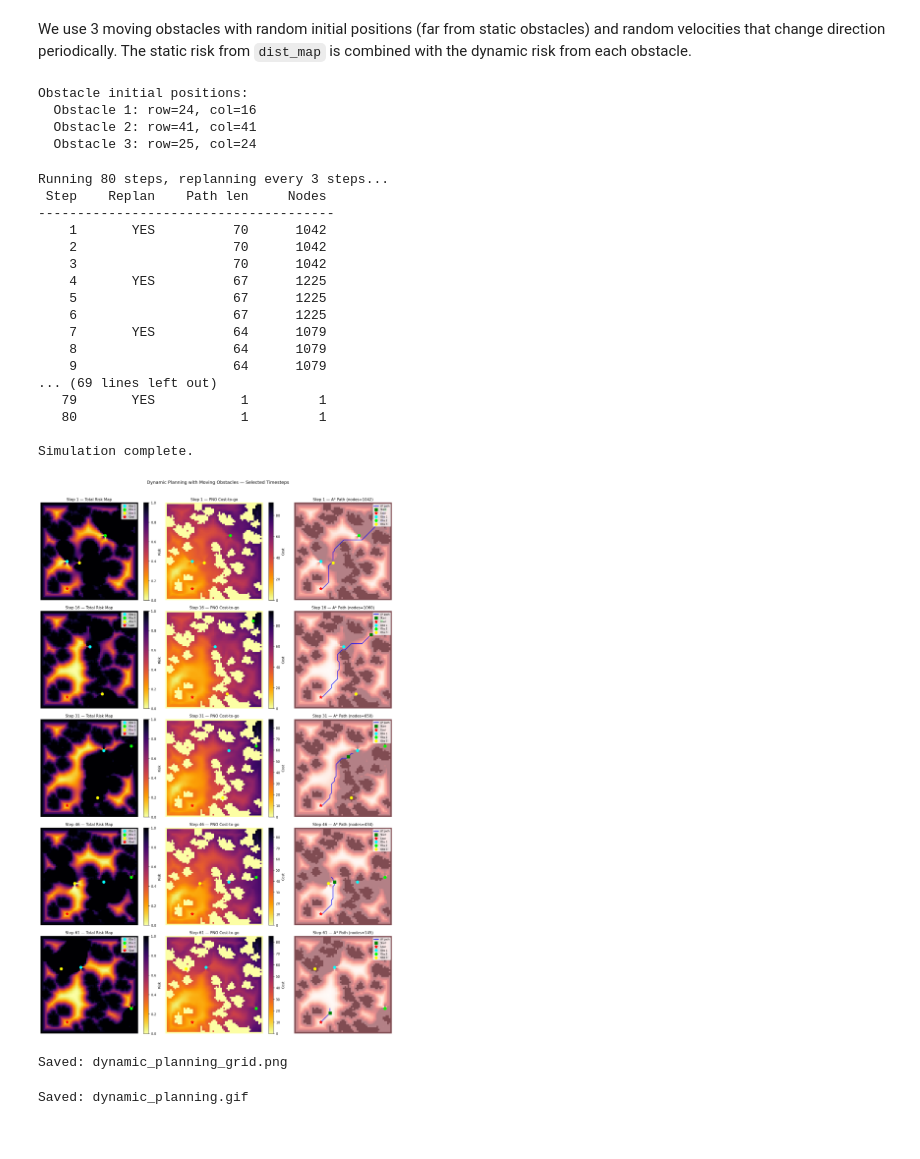
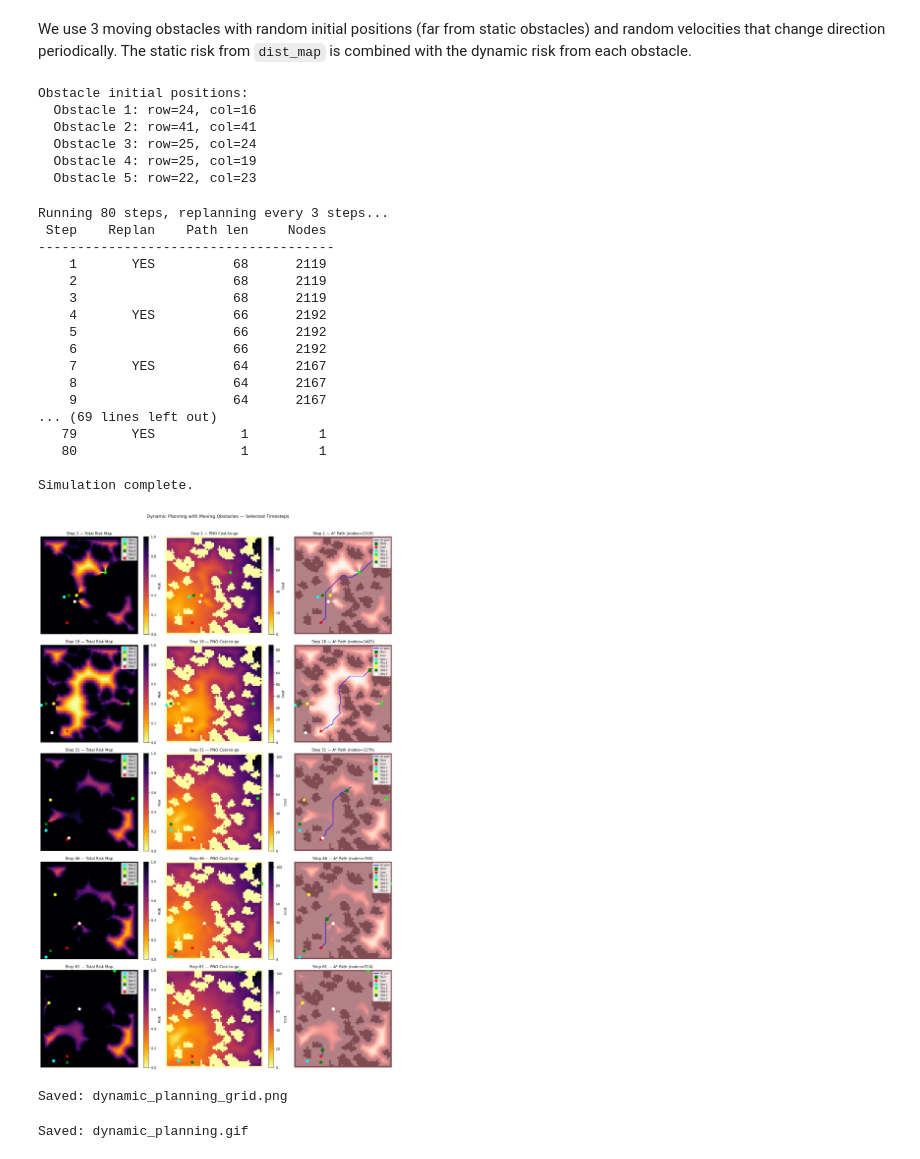
Before and after one commit to YuShuRChen/ECE228_Project, a Jupyter notebook: examples/dynamic_planning_with_moving_obstacles.ipynb, the cells around one changed output. Cells and saved outputs as stored; diff of their text form; code cells hidden in the pictures.

```diff
--- a/examples/dynamic_planning_with_moving_obstacles.ipynb
+++ b/examples/dynamic_planning_with_moving_obstacles.ipynb
@@ -94,17 +96,18 @@ We use 3 moving obstacles with random initial positions (far from static obstacl
 and random velocities that change direction periodically.
 The static risk from `dist_map` is combined with the dynamic risk from each obstacle.
 # %%
-NUM_OBSTACLES   = 3
+NUM_OBSTACLES   = 5
 TOTAL_STEPS     = 80       # total simulation timesteps
 PLAN_INTERVAL   = 3        # re-plan A* every N steps (to save time)
 SIGMA_STATIC    = 3.0      # static risk spread
-SIGMA_DYNAMIC   = 4.0      # dynamic obstacle risk spread (larger = more influence)
+SIGMA_DYNAMIC   = 8.0      # dynamic obstacle risk spread (larger = more influence)
 ALPHA_DYNAMIC   = 1.5      # directional bias strength
 MIN_CLEARANCE   = 8        # obstacle starts at least this far from static obstacles
+VELOCITY = 1
 
 DIRECTIONS = np.array([
-    [0, 1], [1, 0], [0, -1], [-1, 0],
-    [1, 1], [1, -1], [-1, 1], [-1, -1]
+    [0, VELOCITY], [VELOCITY, 0], [0, -VELOCITY], [-VELOCITY, 0],
+    [VELOCITY, VELOCITY], [VELOCITY, -VELOCITY], [-VELOCITY, VELOCITY], [-VELOCITY, -VELOCITY]
 ])
 
 # Static risk map
@@ -140,6 +143,8 @@ Obstacle initial positions:
   Obstacle 1: row=24, col=16
   Obstacle 2: row=41, col=41
   Obstacle 3: row=25, col=24
+  Obstacle 4: row=25, col=19
+  Obstacle 5: row=22, col=23
 # %%
 def compute_dynamic_risk(obs_pos, obs_vel, H, W, sigma, alpha):
     """Compute directional risk map for a single moving obstacle."""
@@ -199,7 +204,7 @@ AGENT_POS = None
 
 def run_astar(cost_map_np):
     global AGENT_POS
-    env = Environment2D(goal_data, cmap, valuefunction=cost_map_np, risk_weight=5)
+    env = Environment2D(goal_data, cmap, valuefunction=cost_map_np, risk_weight=10)
 
     # From the largest cost
     if AGENT_POS is None:
@@ -311,15 +316,15 @@ print("\nSimulation complete.")
 Running 80 steps, replanning every 3 steps...
  Step    Replan    Path len     Nodes
 --------------------------------------
-    1       YES          70      1042
-    2                    70      1042
-    3                    70      1042
-    4       YES          67      1225
-    5                    67      1225
-    6                    67      1225
-    7       YES          64      1079
-    8                    64      1079
-    9                    64      1079
+    1       YES          68      2119
+    2                    68      2119
+    3                    68      2119
+    4       YES          66      2192
+    5                    66      2192
+    6                    66      2192
+    7       YES          64      2167
+    8                    64      2167
+    9                    64      2167
 ... (69 lines left out)
    79       YES           1         1
    80                     1         1
@@ -338,7 +343,7 @@ fig, axes = plt.subplots(len(show_frames), 3,
 if len(show_frames) == 1:
     axes = axes[None, :]   # ensure 2-D indexing
 
-COLORS = ['cyan', 'lime', 'yellow']   # one colour per obstacle
+COLORS = ['cyan', 'lime', 'yellow', 'green', 'white']   # one colour per obstacle
 
 for row, fr in enumerate(show_frames):
     step         = fr['step']
@@ -371,34 +376,34 @@ for row, fr in enumerate(show_frames):
     fig.colorbar(im, ax=ax, fraction=0.046, label='Cost')
     for i, pos in enumerate(obs_pos):
         ax.plot(pos[1], pos[0], 'o', color=COLORS[i], markersize=8)
     ax.plot(goal_data[1], goal_data[0], 'r*', markersize=10)
     ax.set_title(f'Step {step} — PNO Cost-to-go', fontsize=11)
     ax.axis('off')
 
     # ── Col 2: A* Path ──
     ax = axes[row, 2]
     ax.imshow(actual_mask, origin='lower', cmap='gray', alpha=0.4)
     ax.imshow(risk_map, origin='lower', cmap='Reds', alpha=0.5, vmin=0, vmax=1)
     if len(path) > 0:
         ax.plot(path[:, 1], path[:, 0], 'b-', linewidth=1.5, label='A* path')
     if start is not None:
         ax.plot(start[1], start[0], 'gs', markersize=8, label='Start')
     ax.plot(goal_data[1], goal_data[0], 'r*', markersize=10, label='Goal')
     for i, pos in enumerate(obs_pos):
         ax.plot(pos[1], pos[0], 'o', color=COLORS[i], markersize=8,
                 label=f'Obs {i+1}')
     ax.set_title(f'Step {step} — A* Path (nodes={fr["nodes"]})', fontsize=11)
     ax.legend(loc='upper right', fontsize=7)
     ax.axis('off')
 
 plt.suptitle('Dynamic Planning with Moving Obstacles — Selected Timesteps',
              fontsize=13, y=1.01)
 plt.tight_layout()
 plt.savefig(dynamic_result_path+'dynamic_planning_grid.png', bbox_inches='tight', dpi=120)
 plt.show()
 print("Saved: dynamic_planning_grid.png")
 # %% [output]
-[figure, old version]
+[figure, new version]
 Saved: dynamic_planning_grid.png
 # %%
 fig, axes = plt.subplots(1, 3, figsize=(18, 5))
```
Also changed, not shown: parts of 2 cells of this notebook.
